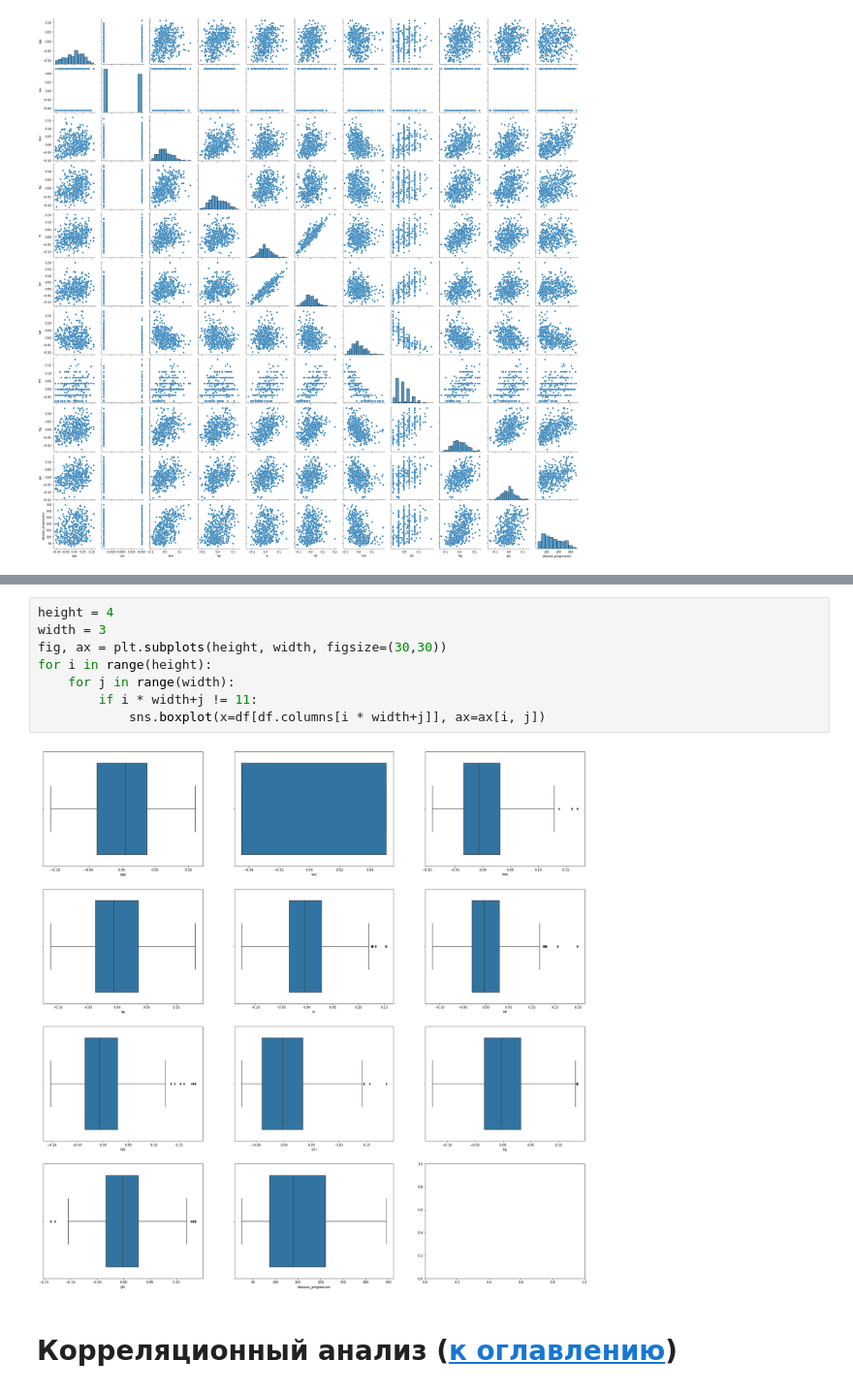
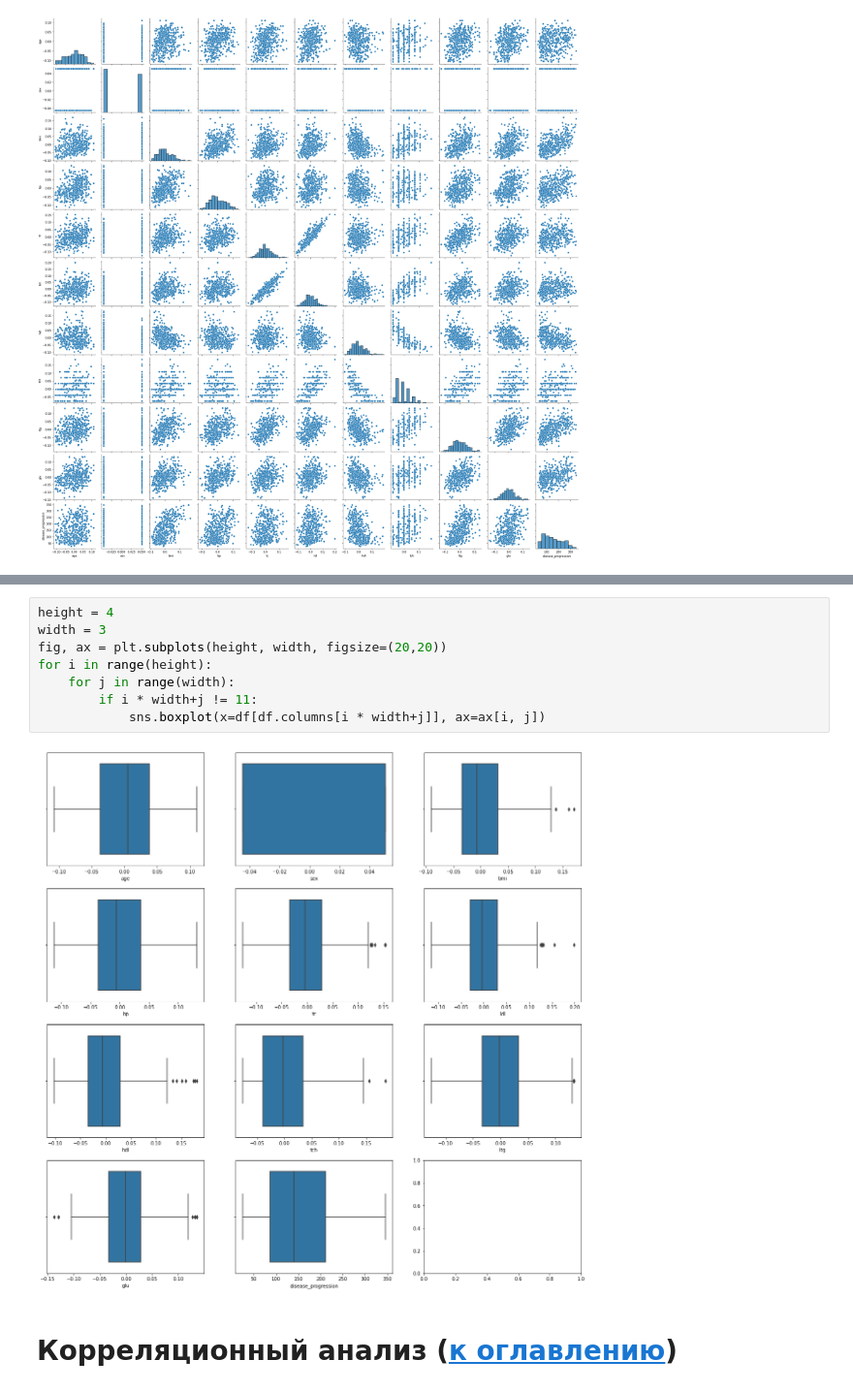
Before and after one commit to Arsen204/ml-course-2022, a Jupyter notebook: lab1/lab1.ipynb, the cells around one changed output, grey strips where cells are left out. Shown at 97% size. Drawn from its saved outputs; the diff is of its cells as text.

```diff
--- a/lab1/lab1.ipynb
+++ b/lab1/lab1.ipynb
@@ -193,13 +193,13 @@ sns.violinplot(x='sex', y='disease_progression', data=df)
 # %%
 height = 4
 width = 3
-fig, ax = plt.subplots(height, width, figsize=(30,30))
+fig, ax = plt.subplots(height, width, figsize=(20,20))
 for i in range(height):
     for j in range(width):
         if i * width+j != 11:
             sns.boxplot(x=df[df.columns[i * width+j]], ax=ax[i, j])
 # %% [output]
-[figure, old version]
+[figure, new version]
 # %% [markdown]
 <a id="5"></a>
 # Корреляционный анализ ([к оглавлению](#0))
```
Also changed, not shown: parts of 7 cells of this notebook, 28 other files.
